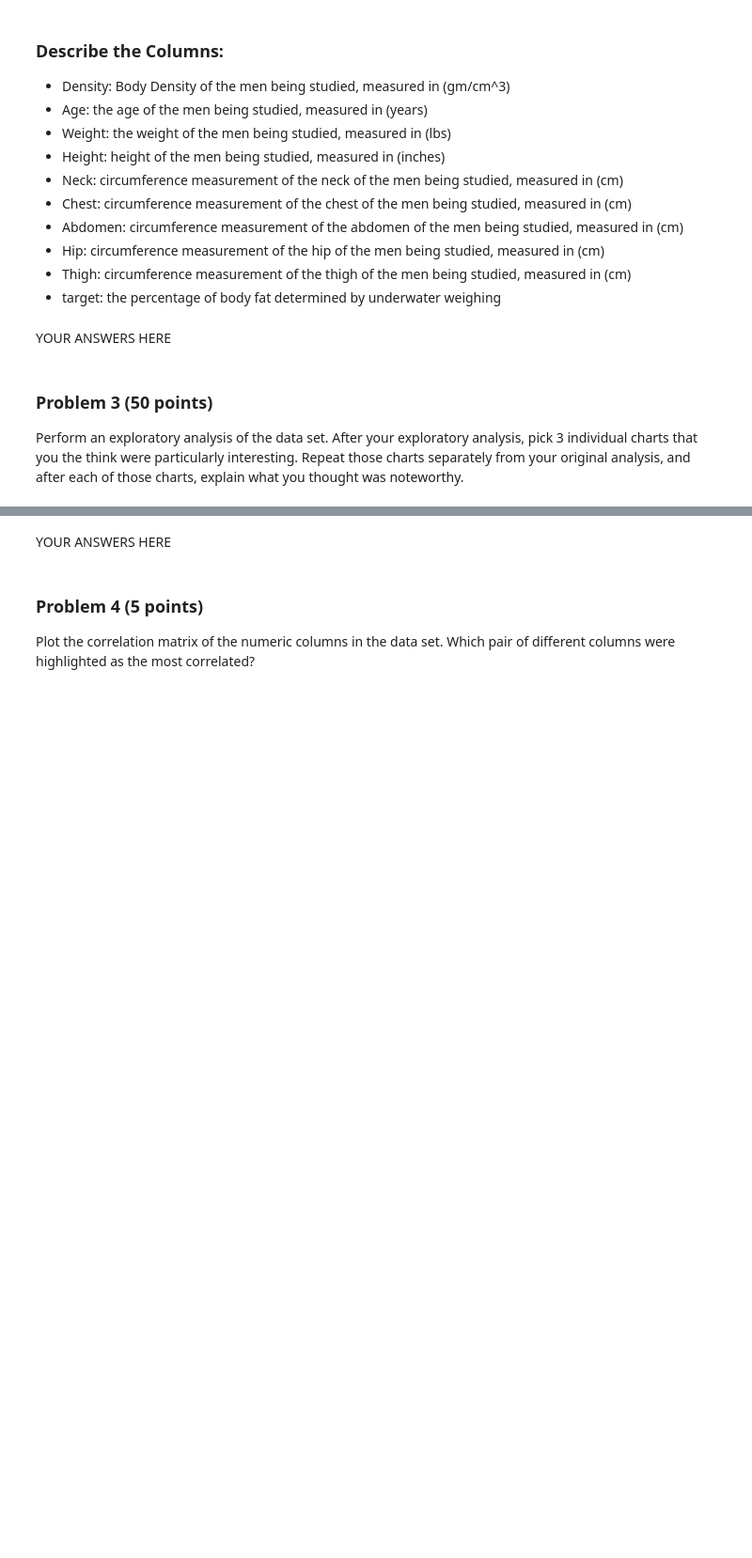
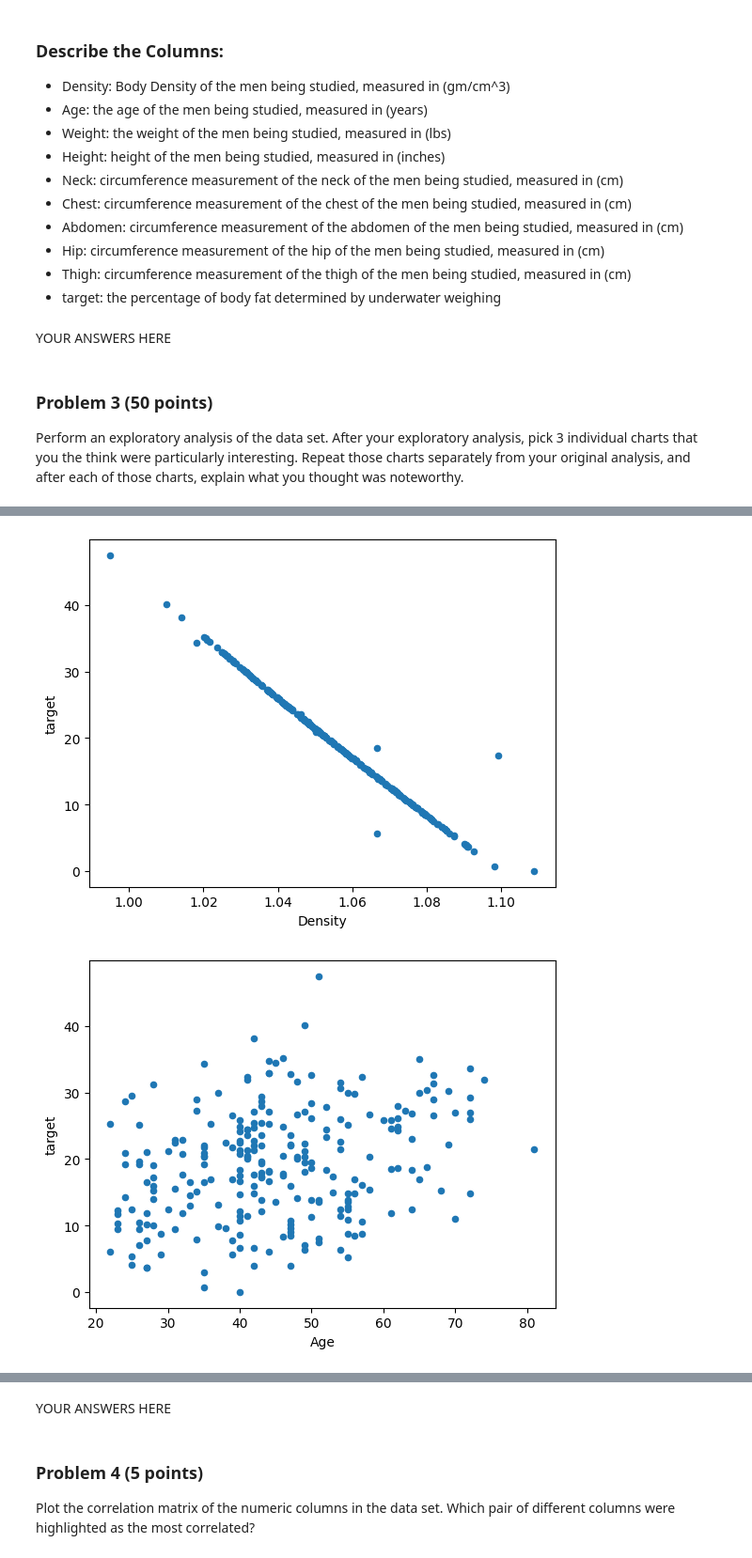
Before and after one commit to Haleymussary00/dx602-final-project, a Jupyter notebook: project.ipynb, the cells around one changed output, grey strips where cells are left out. Shown at 94% size. Cells and saved outputs as stored; diff of their text form; code cells hidden in the pictures; blank space fills up the shorter version.

```diff
--- a/project.ipynb
+++ b/project.ipynb
@@ -204,0 +231,13 @@ body_fat
+# %%
+# Look at every columns vs. the target column to see correlation
+
+for c in body_fat.columns:
+    if c == "target":
+        continue
+    body_fat.plot.scatter(x=c, y="target")
+    plt.xlabel(c)
+    plt.ylabel("target")
+    plt.show()
+# %% [output]
+[figure, added]
+[figure, added]
```
Also changed, not shown: parts of 11 cells of this notebook.
